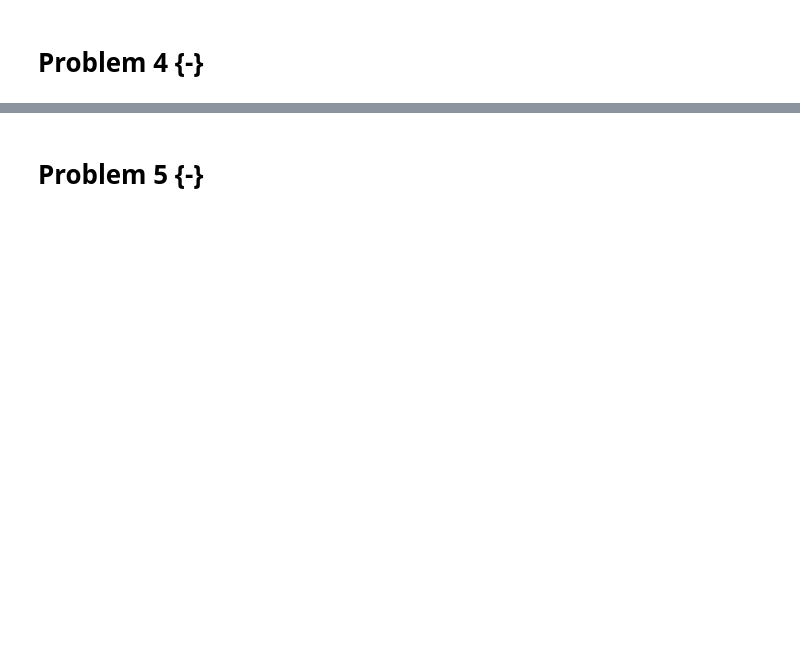
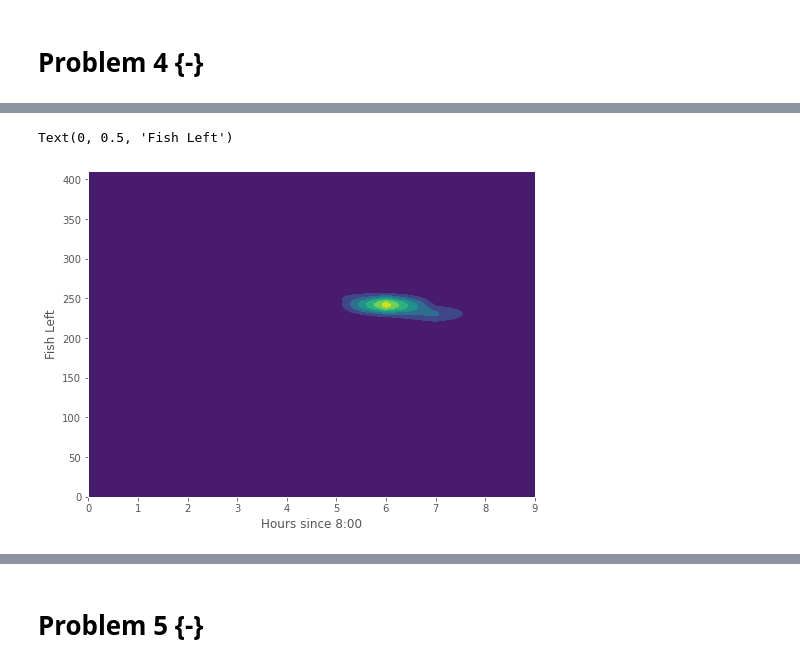
Before and after one commit to Kiril94/AMAS, a Jupyter notebook: Main_exam/AMAS_Exam_2021.ipynb, the cells around one changed output, grey strips where cells are left out. Saved outputs shown, nothing was run; the diff lists cells and outputs as text; code cells hidden in the pictures; blank space fills up the shorter version.

```diff
--- a/Main_exam/AMAS_Exam_2021.ipynb
+++ b/Main_exam/AMAS_Exam_2021.ipynb
@@ -311,0 +399,29 @@ def update_masses():
+# %%
+#The probability for lossing N fish after t hours is given by:
+def p_loose(N_lost, t): return stats.poisson.pmf(N_lost, t*lam)
+def flikelihood_left(N_left, t):
+    N_sold = t*5
+    N_lost = 412 - N_left - N_sold
+    return p_loose(N_lost,t)
+def fprior_exch(N_left):
+    return stats.norm.pdf(N_left, 240, 10)
+def fposterior(N_left, t):
+    return flikelihood_left(N_left,t)*fprior_exch(N_left)
+# %%
+hours = np.arange(10)
+fish_arr = np.arange(0,412)
+Posterior_landscape =[]
+for i in hours:
+    Posterior_landscape.append(fposterior(fish_arr, i))
+Posterior_landscape = np.array(Posterior_landscape)
+# %%
+hh, ff = np.meshgrid(hours, fish_arr)
+fig, ax= plt.subplots(figsize = (8,6))
+ax.contourf(hh, ff, Posterior_landscape.T)
+ax.set_xlabel('Hours since 8:00')
+ax.set_ylabel('Fish Left')
+fig.tight_layout()
+fig.savefig('')
+# %% [output]
+Text(0, 0.5, 'Fish Left')
+[figure, added]
```
Also changed, not shown: parts of 19 cells of this notebook.
